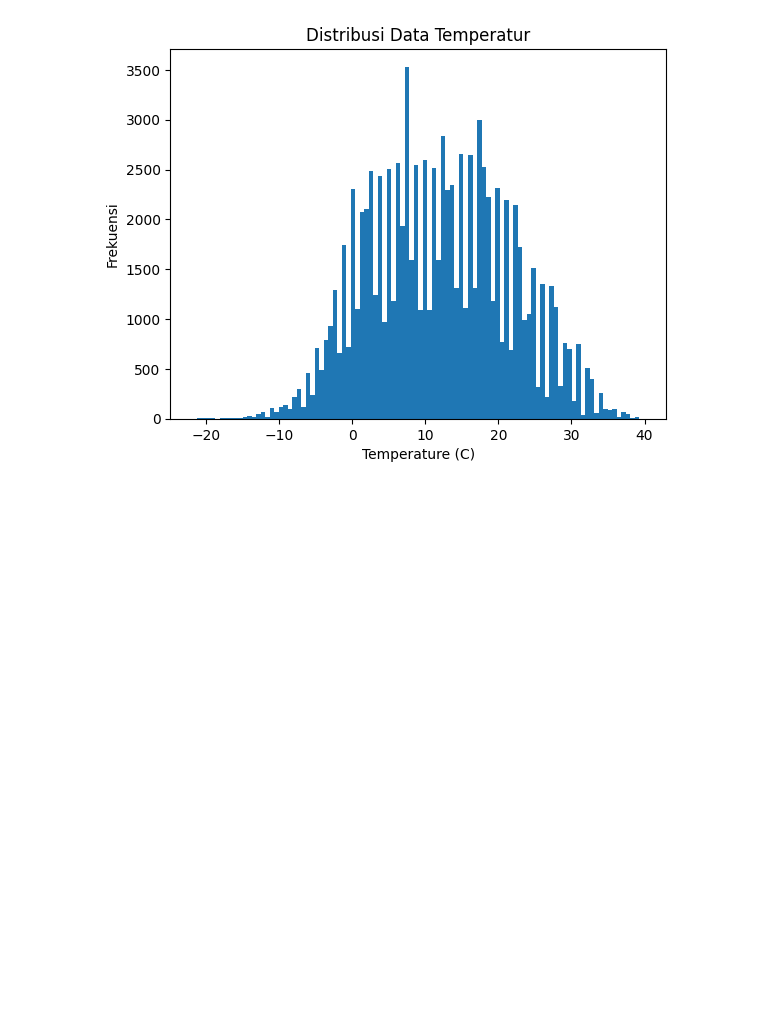
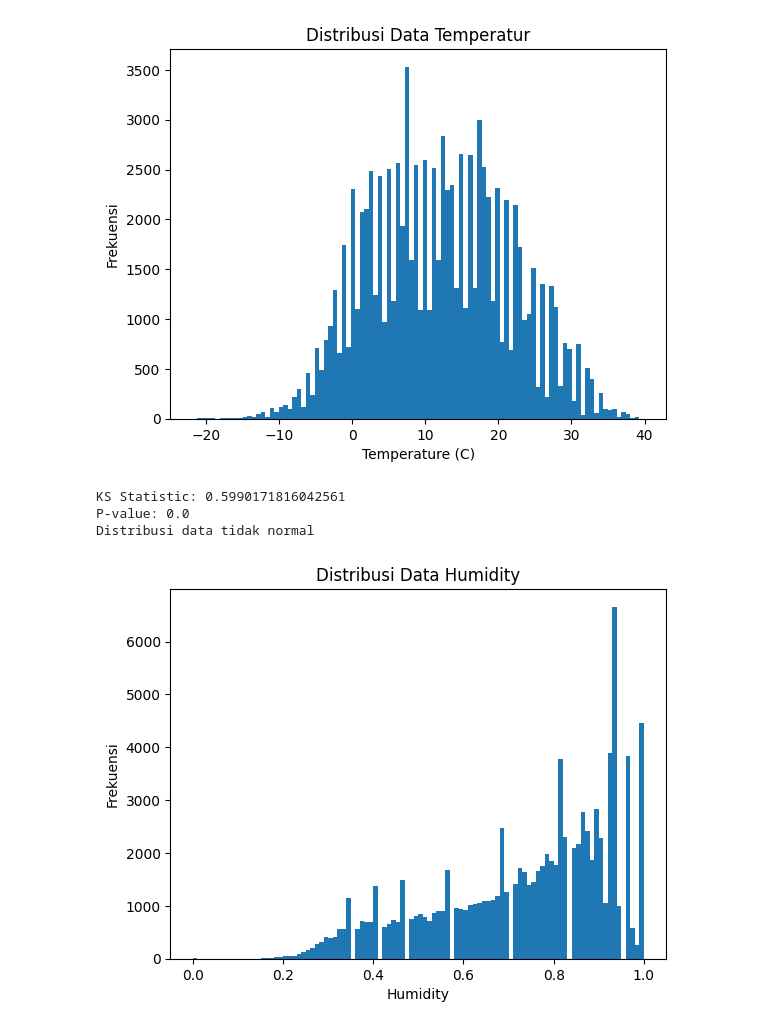
Before and after one commit to andidprastyo/quiz2_statisitk, a Jupyter notebook: quiz2.ipynb, the cells around one changed output. Drawn from its saved outputs; the diff is of its cells as text; code cells hidden in the pictures; blank space fills up the shorter version.

Commit message:
Soal 4 b : kS Test and Histogram (Humidity)

```diff
--- a/quiz2.ipynb
+++ b/quiz2.ipynb
@@ -153,6 +152,7 @@ import pandas as pd
 # Membaca data
 df = pd.read_csv("./weatherHistory.csv")
 temperature = df["Temperature (C)"]
+humidity = df["Humidity"]
 df.head()
 # %% [output]
 |  | Formatted Date | Summary | Precip Type | Temperature (C) | Apparent Temperature (C) | Humidity | ... |
@@ -192,3 +192,32 @@ plt.title("Distribusi Data Temperatur")
 plt.show()
 # %% [output]
 [figure]
+# %%
+# b. Uji Kosmologorov-Smirnov
+
+# Melakukan uji KS humidity dengan tingkat kepercayaan 99%
+
+alpha = 0.01
+ks_stat, p_value = kstest(humidity, norm.cdf)
+
+print("KS Statistic:", ks_stat)
+print("P-value:", p_value)
+
+if p_value >= alpha:
+    print("Distribusi data normal")
+else:
+    print("Distribusi data tidak normal")
+# %% [output]
+KS Statistic: 0.5990171816042561
+P-value: 0.0
+Distribusi data tidak normal
+# %%
+# Grafik distribusi data
+
+plt.hist(humidity, bins=100)
+plt.xlabel("Humidity")
+plt.ylabel("Frekuensi")
+plt.title("Distribusi Data Humidity")
+plt.show()
+# %% [output]
+[figure, added]
```
Also changed, not shown: parts of 3 cells of this notebook.
